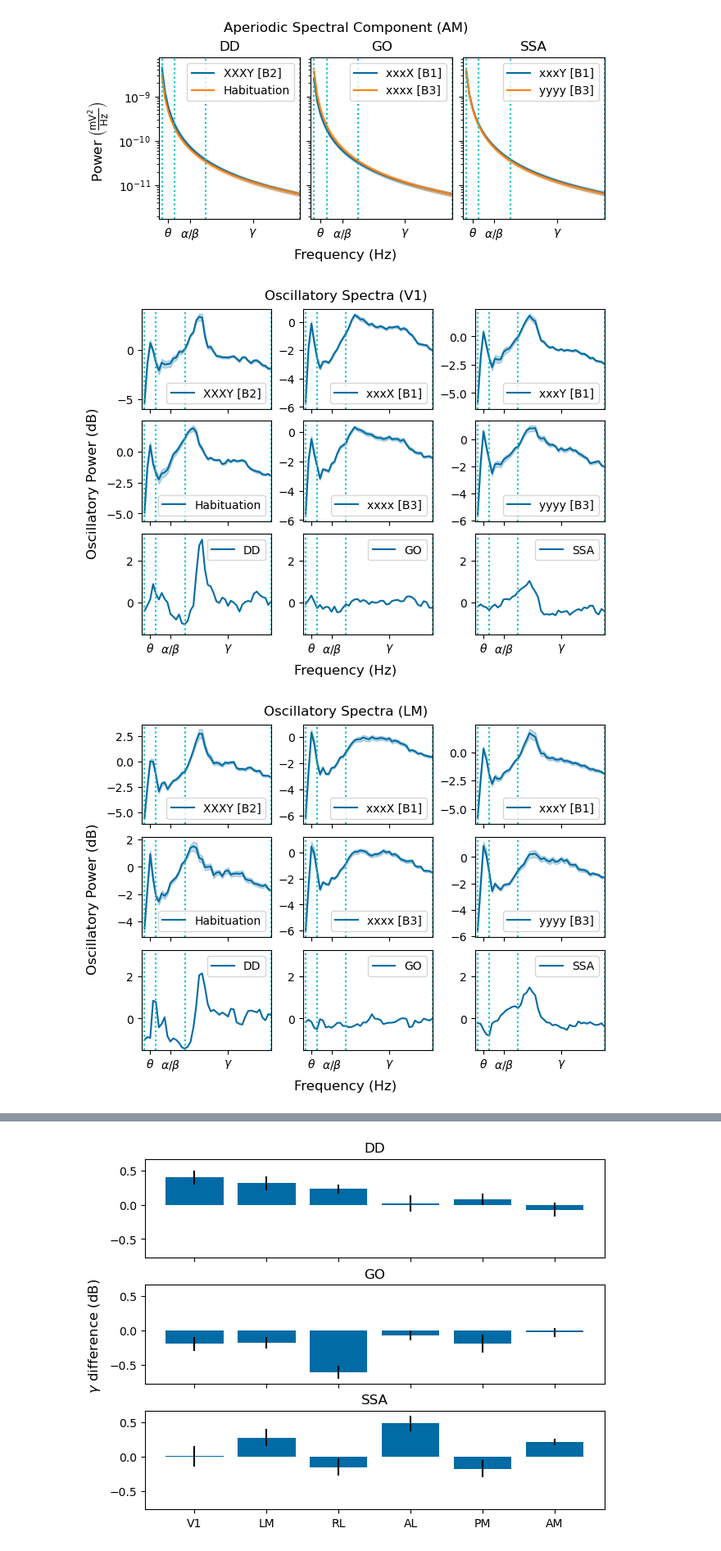
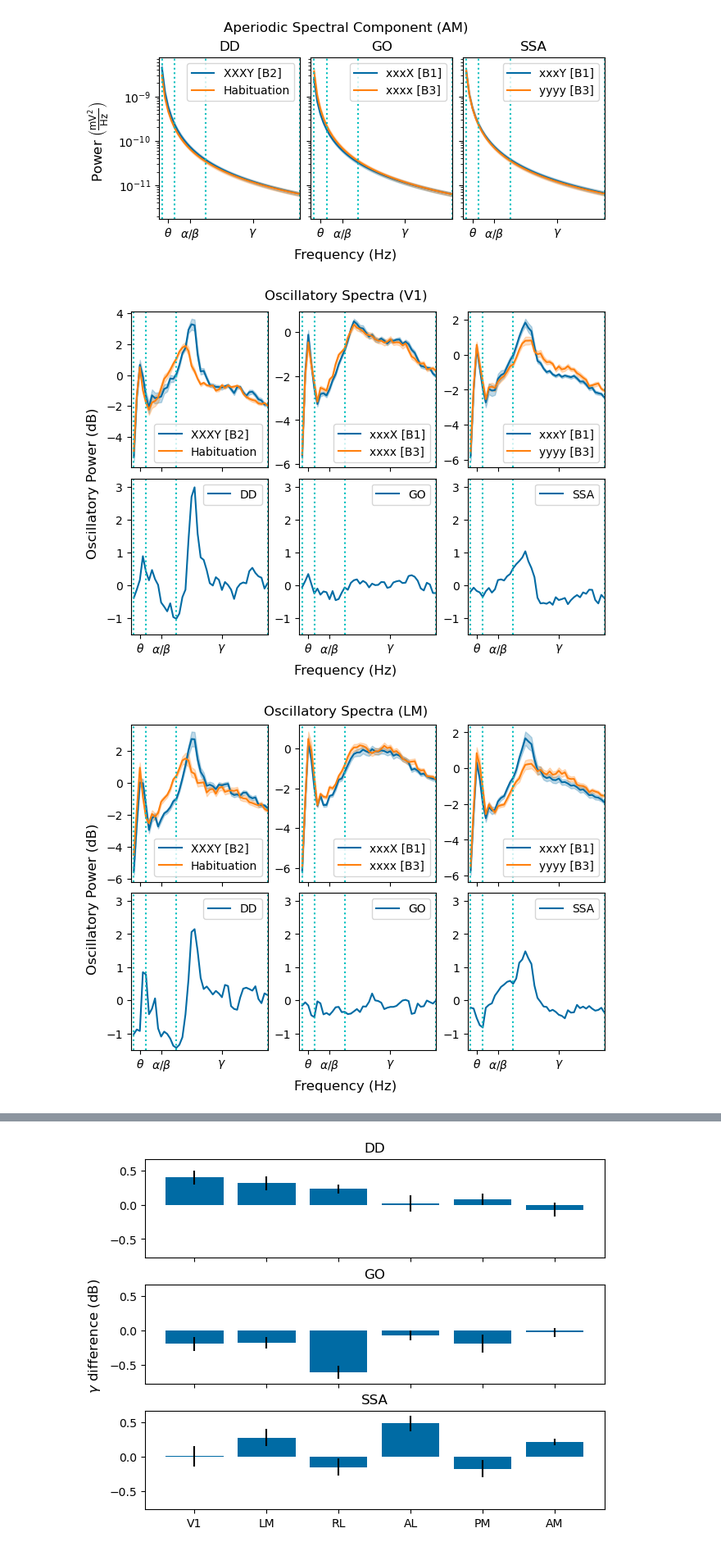
Before and after one commit to BastosLab/epych, a Jupyter notebook: notebooks/passiveglo/aligned_subject_spectra.ipynb, the cells around one changed output, grey strips where cells are left out. Shown at 82% size. Saved outputs shown, nothing was run; the diff lists cells and outputs as text; code cells hidden in the pictures.

Commit message:
notebooks.passiveglo.aligned_subject_spectra: plot oddballs, controls together
Signed-off-by: Eli Sennesh <eli.sennesh@vanderbilt.edu>

```diff
--- a/notebooks/passiveglo/aligned_subject_spectra.ipynb
+++ b/notebooks/passiveglo/aligned_subject_spectra.ipynb
@@ -330,43 +330,37 @@ for cond in CONDITIONS:
     for subject in summaries[cond]:
         for area in oscillatories[cond][subject]:
             spectrum_trials[area][cond].append(oscillatories[cond][subject][area].data.magnitude.mean(axis=(0, -1), keepdims=True))
 
 for area in anatomical_areas:
     plt.style.use('tableau-colorblind10')
     #               DD, GO, SSA
     # Oddball
     # Control
     # Difference
-    fig, axes = plt.subplots(nrows=3, ncols=3, sharex=True, sharey=False, layout="constrained")
+    fig, axes = plt.subplots(nrows=2, ncols=3, sharex=True, sharey=False, layout="constrained")
     fig.supxlabel("Frequency (Hz)"); fig.supylabel("Oscillatory Power (dB)")
     fig.suptitle(("Oscillatory Spectra (%s)" % AREA_TITLES[area]))
     for col, (contrast, condl, condr) in enumerate(CONTRASTS):
         spectrum_trials[area][condl] = np.concatenate(spectrum_trials[area][condl], axis=-1).squeeze()
         plotting.plot_sem(oscillatories[condl][subject][area].freqs.magnitude, spectrum_trials[area][condl], ax=axes[0, col], axis=-1, sems=2, label=CONDITION_TITLES[condl])
+        spectrum_trials[area][condr] = np.concatenate(spectrum_trials[area][condr], axis=-1).squeeze()
+        plotting.plot_sem(oscillatories[condr][subject][area].freqs.magnitude, spectrum_trials[area][condr], ax=axes[0, col], axis=-1, sems=2, label=CONDITION_TITLES[condr])
         for boundary in BAND_BOUNDS:
             axes[0, col].axvline(boundary, color='c', linestyle=':')
         axes[0, col].set_xlim([0, 90])
         axes[0, col].legend()
         axes[0, col].set_xticks(band_midpoints, labels=["$\\theta$", "$\\alpha/\\beta$", "$\\gamma$"])
 
-        spectrum_trials[area][condr] = np.concatenate(spectrum_trials[area][condr], axis=-1).squeeze()
-        plotting.plot_sem(oscillatories[condr][subject][area].freqs.magnitude, spectrum_trials[area][condr], ax=axes[1, col], axis=-1, sems=2, label=CONDITION_TITLES[condr])
+        axes[1, col].plot(oscillatories[condr][subject][area].freqs.magnitude, spectrum_trials[area][condl].mean(axis=-1) - spectrum_trials[area][condr].mean(axis=-1), label=CONTRAST_TITLES[contrast])
         for boundary in BAND_BOUNDS:
             axes[1, col].axvline(boundary, color='c', linestyle=':')
         axes[1, col].set_xlim([0, 90])
         axes[1, col].legend()
+        axes[1, col].set_ylim([-1.5, 3.25])
         axes[1, col].set_xticks(band_midpoints, labels=["$\\theta$", "$\\alpha/\\beta$", "$\\gamma$"])
-
-        axes[2, col].plot(oscillatories[condr][subject][area].freqs.magnitude, spectrum_trials[area][condl].mean(axis=-1) - spectrum_trials[area][condr].mean(axis=-1), label=CONTRAST_TITLES[contrast])
-        for boundary in BAND_BOUNDS:
-            axes[2, col].axvline(boundary, color='c', linestyle=':')
-        axes[2, col].set_xlim([0, 90])
-        axes[2, col].legend()
-        axes[2, col].set_ylim([-1.5, 3.25])
-        axes[2, col].set_xticks(band_midpoints, labels=["$\\theta$", "$\\alpha/\\beta$", "$\\gamma$"])
     plt.savefig("%s_oscillatory_spectra.svg" % AREA_TITLES[area])
     plt.savefig("%s_oscillatory_spectra.png" % AREA_TITLES[area])
     plt.show()
 # %% [output]
-[figure, old version]
+[figure, new version]
-[figure, old version]
+[figure, new version]
```
Also changed, not shown: parts of 5 cells of this notebook.
